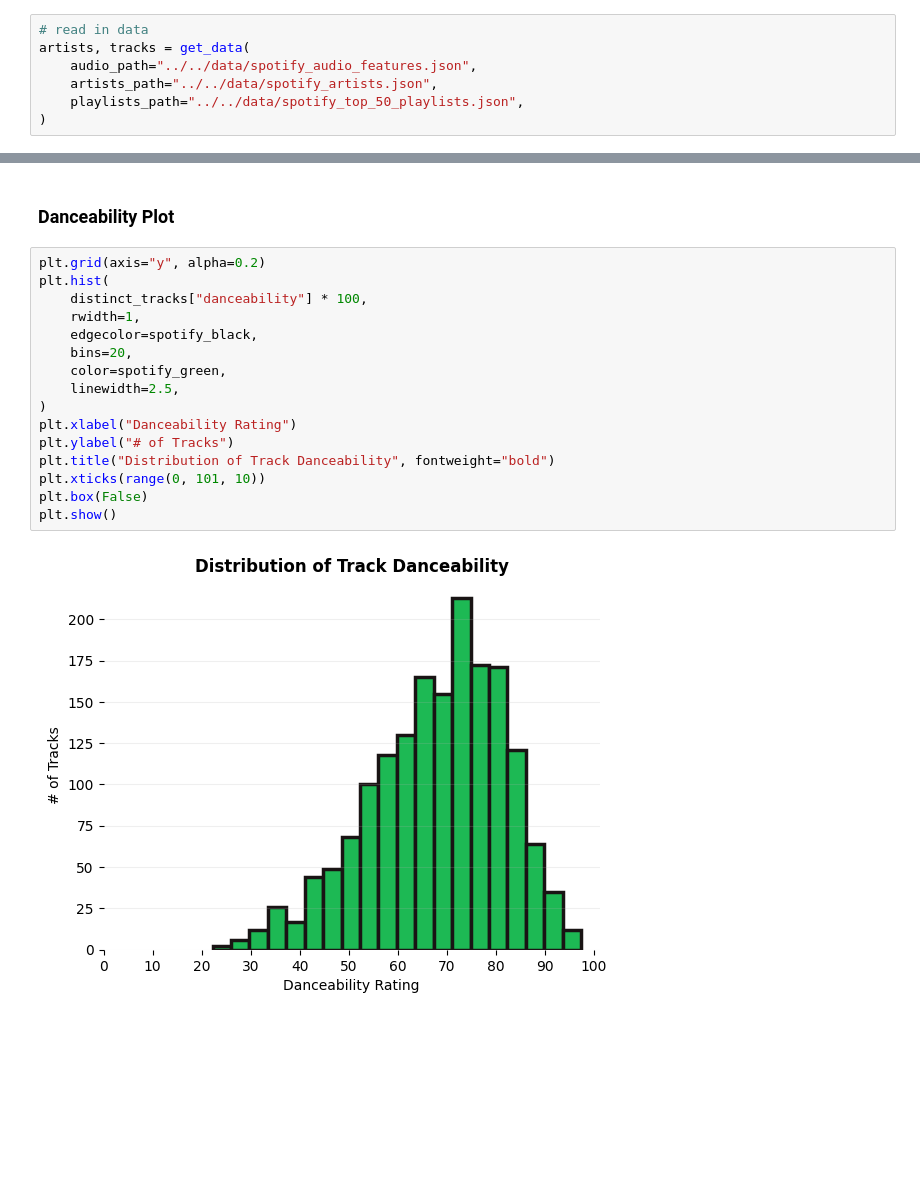
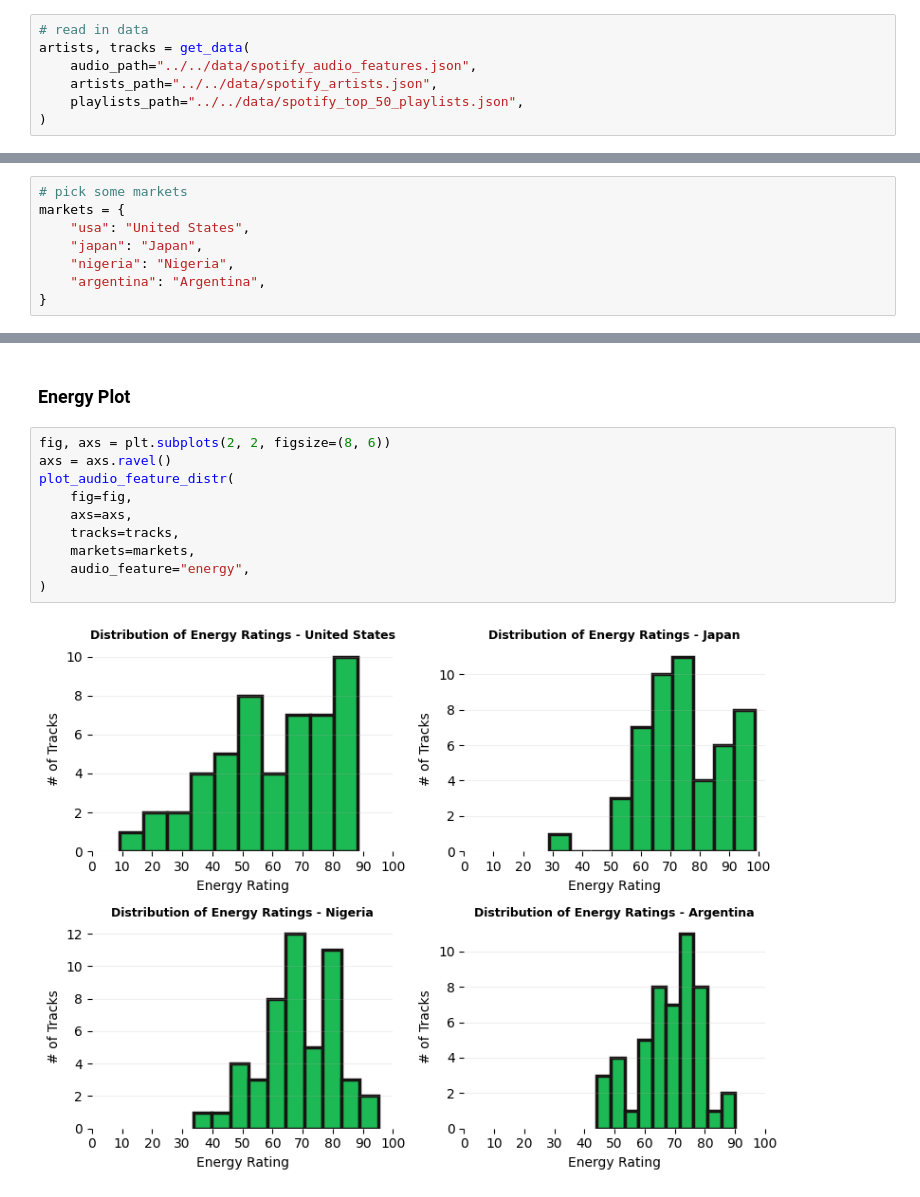
Before and after one commit to mattbolanos/spotify-market-popularity, a Jupyter notebook: src/proto/eda_visuals.ipynb, the cells around one changed output, grey strips where cells are left out. Drawn from its saved outputs; the diff is of its cells as text; blank space fills up the shorter version.

Commit message:
some more basic histograms

```diff
--- a/src/proto/eda_visuals.ipynb
+++ b/src/proto/eda_visuals.ipynb
@@ -21,0 +19,8 @@ distinct_tracks = tracks.drop_duplicates(subset=["track_id"])
+# %%
+# pick some markets
+markets = {
+    "usa": "United States",
+    "japan": "Japan",
+    "nigeria": "Nigeria",
+    "argentina": "Argentina",
+}
@@ -22,21 +69,15 @@ distinct_tracks = tracks.drop_duplicates(subset=["track_id"])
 # %% [markdown]
-### Danceability Plot
+### Energy Plot
-# %%
-plt.grid(axis="y", alpha=0.2)
-plt.hist(
-    distinct_tracks["danceability"] * 100,
-    rwidth=1,
-    edgecolor=spotify_black,
-    bins=20,
-    color=spotify_green,
-    linewidth=2.5,
-)
-plt.xlabel("Danceability Rating")
-plt.ylabel("# of Tracks")
-plt.title("Distribution of Track Danceability", fontweight="bold")
-plt.xticks(range(0, 101, 10))
-plt.box(False)
-plt.show()
-# %% [output]
-[figure, removed]
+# %%
+fig, axs = plt.subplots(2, 2, figsize=(8, 6))
+axs = axs.ravel()
+plot_audio_feature_distr(
+    fig=fig,
+    axs=axs,
+    tracks=tracks,
+    markets=markets,
+    audio_feature="energy",
+)
+# %% [output]
+[figure, added]
 # %% [markdown]
```
Also changed, not shown: parts of 7 cells of this notebook.
